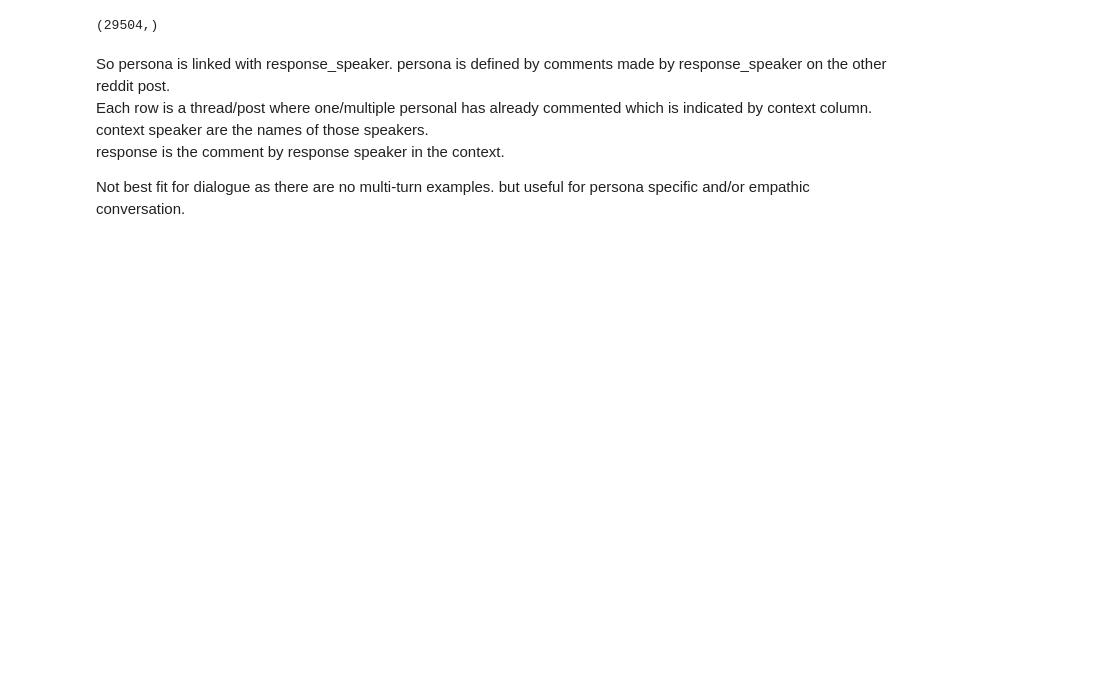
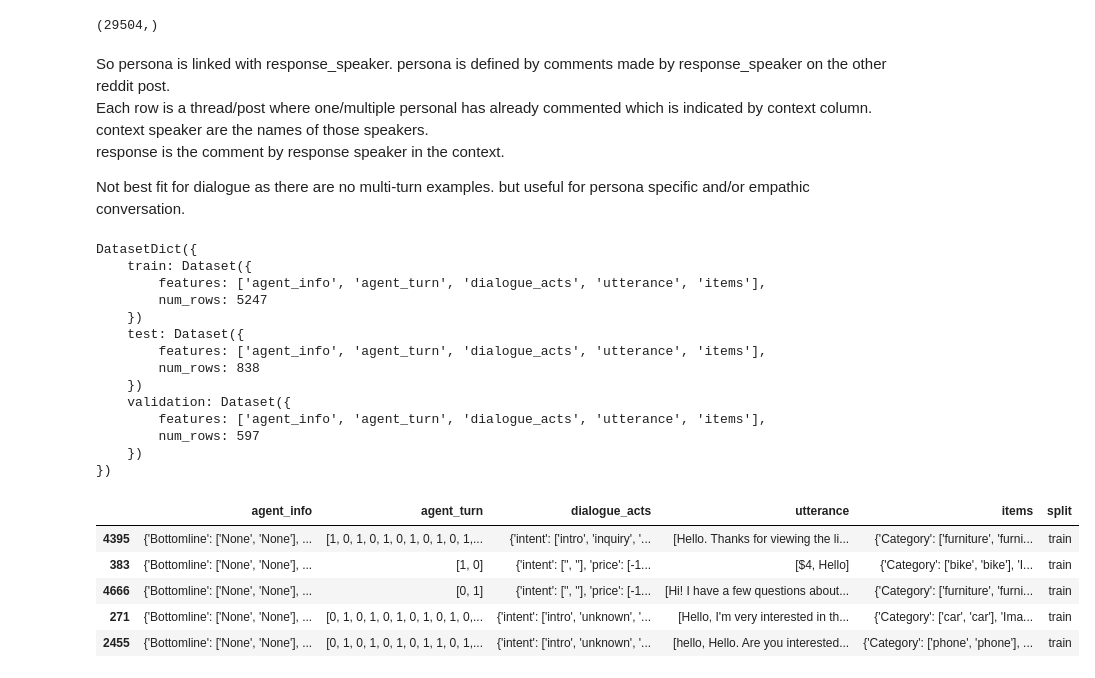
Before and after one commit to violetcodes/nlp-learn, a Jupyter notebook: notebooks/dialogue1_data_understanding_and_pretrained_models.ipynb, the cells around one changed output. Cells and saved outputs as stored; diff of their text form; code cells hidden in the pictures; blank space fills up the shorter version.

```diff
--- a/notebooks/dialogue1_data_understanding_and_pretrained_models.ipynb
+++ b/notebooks/dialogue1_data_understanding_and_pretrained_models.ipynb
@@ -90,3 +90,31 @@ Each row is a thread/post where one/multiple personal has already commented whic
 response is the comment by response speaker in the context.
 
 Not best fit for dialogue as there are no multi-turn examples. but useful for persona specific and/or empathic conversation.
+# %%
+# craiglist = load_dataset('craigslist_bargains')
+display(craiglist)
+
+cgl_df = hfds2df(craiglist)
+
+cgl_df.sample(5)
+# %% [output]
+DatasetDict({
+    train: Dataset({
+        features: ['agent_info', 'agent_turn', 'dialogue_acts', 'utterance', 'items'],
+        num_rows: 5247
+    })
+    test: Dataset({
+        features: ['agent_info', 'agent_turn', 'dialogue_acts', 'utterance', 'items'],
+        num_rows: 838
+    })
+    validation: Dataset({
+        features: ['agent_info', 'agent_turn', 'dialogue_acts', 'utterance', 'items'],
+        num_rows: 597
+    })
+})
+|  | agent_info | agent_turn | dialogue_acts | utterance | items | split |
+| 4395 | {'Bottomline': ['None', 'None'], ... | [1, 0, 1, 0, 1, 0, 1, 0, 1, 0, 1,... | {'intent': ['intro', 'inquiry', '... | [Hello. Thanks for viewing the li... | {'Category': ['furniture', 'furni... | train |
+| 383 | {'Bottomline': ['None', 'None'], ... | [1, 0] | {'intent': ['', ''], 'price': [-1... | [$4, Hello] | {'Category': ['bike', 'bike'], 'I... | train |
+| 4666 | {'Bottomline': ['None', 'None'], ... | [0, 1] | {'intent': ['', ''], 'price': [-1... | [Hi! I have a few questions about... | {'Category': ['furniture', 'furni... | train |
+| 271 | {'Bottomline': ['None', 'None'], ... | [0, 1, 0, 1, 0, 1, 0, 1, 0, 1, 0,... | {'intent': ['intro', 'unknown', '... | [Hello, I'm very interested in th... | {'Category': ['car', 'car'], 'Ima... | train |
+| 2455 | {'Bottomline': ['None', 'None'], ... | [0, 1, 0, 1, 0, 1, 0, 1, 1, 0, 1,... | {'intent': ['intro', 'unknown', '... | [hello, Hello. Are you interested... | {'Category': ['phone', 'phone'], ... | train |
```
Also changed, not shown: parts of 5 cells of this notebook.
